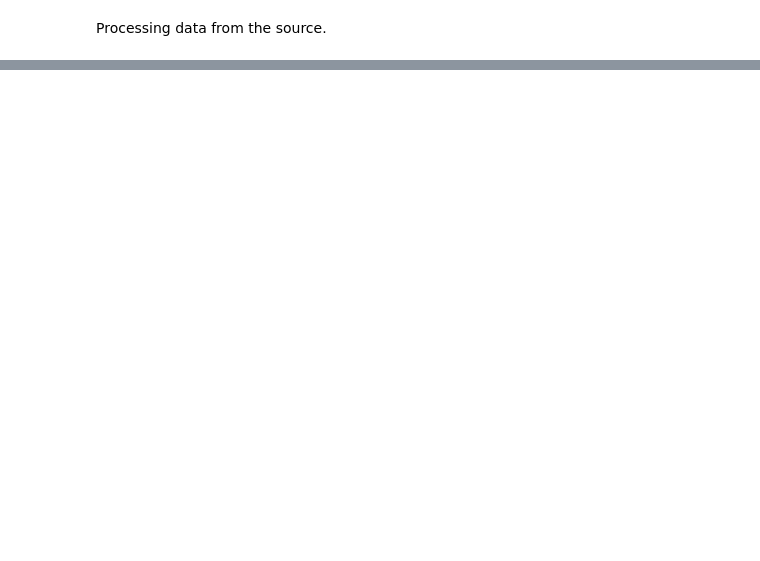
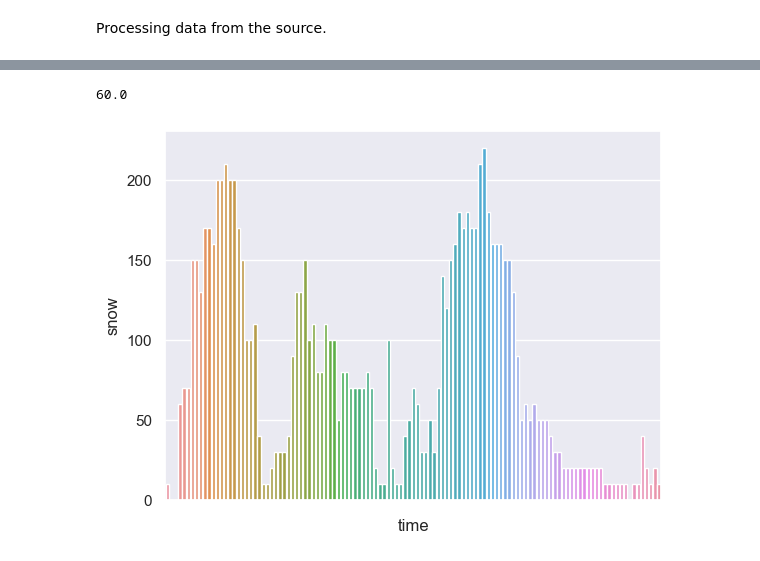
Before and after one commit to Kairixir/ml-tartu-electricity-prediciton, a Jupyter notebook: ML_Project.ipynb, the cells around one changed output, grey strips where cells are left out. Drawn from its saved outputs; the diff is of its cells as text; code cells hidden in the pictures; blank space fills up the shorter version.

```diff
--- a/ML_Project.ipynb
+++ b/ML_Project.ipynb
@@ -306,0 +166,10 @@ GradientBoostingRegressor(learning_rate=0.0404442995899507, max_depth=51,
+# %%
+# Here we can split into train/test for verification while we train whatever works)
+train = pd.read_csv("data/train.csv")
+train_labels = train["consumption"]  # y vals in this case are concumption
+# GIVEN time is a string we just gonna drop that mfer, cbf processing it etc
+
+test = pd.read_csv("data/test.csv")
+
+# Have to predict consumption for these values. Consumption unkown.
+# At this point should have a train and test without Nan values:)
@@ -306,0 +272,4 @@ GradientBoostingRegressor(learning_rate=0.0404442995899507, max_depth=51,
+# %%
+# Recasting to the best suited type
+train = cast_types(train)
+train.dtypes
@@ -306,0 +293,13 @@ GradientBoostingRegressor(learning_rate=0.0404442995899507, max_depth=51,
+# %%
+# Explode datetime object into separate components
+# Minutes and seconds not extracted
+## Contain only zeros
+## Found through correlation matrix
+
+train = explode_datetime(train, "time", True)
+
+# Add season category
+
+train["season"] = train["month"].apply(lambda x: month_to_season(x)).astype("category")
+
+train.head()
@@ -306,0 +340,3 @@ GradientBoostingRegressor(learning_rate=0.0404442995899507, max_depth=51,
+# %%
+to_plot = train[~train["snow"].isna()]
+to_plot
@@ -306,0 +370,10 @@ GradientBoostingRegressor(learning_rate=0.0404442995899507, max_depth=51,
+# %%
+to_plot["snow"].median()
+# %% [output]
+60.0
+# %%
+g1 = sns.barplot(to_plot, x="time", y="snow")
+g1.set(xticklabels=[])
+print()
+# %% [output]
+[figure, added]
```
Also changed, not shown: parts of 66 cells of this notebook, 2 other files.
